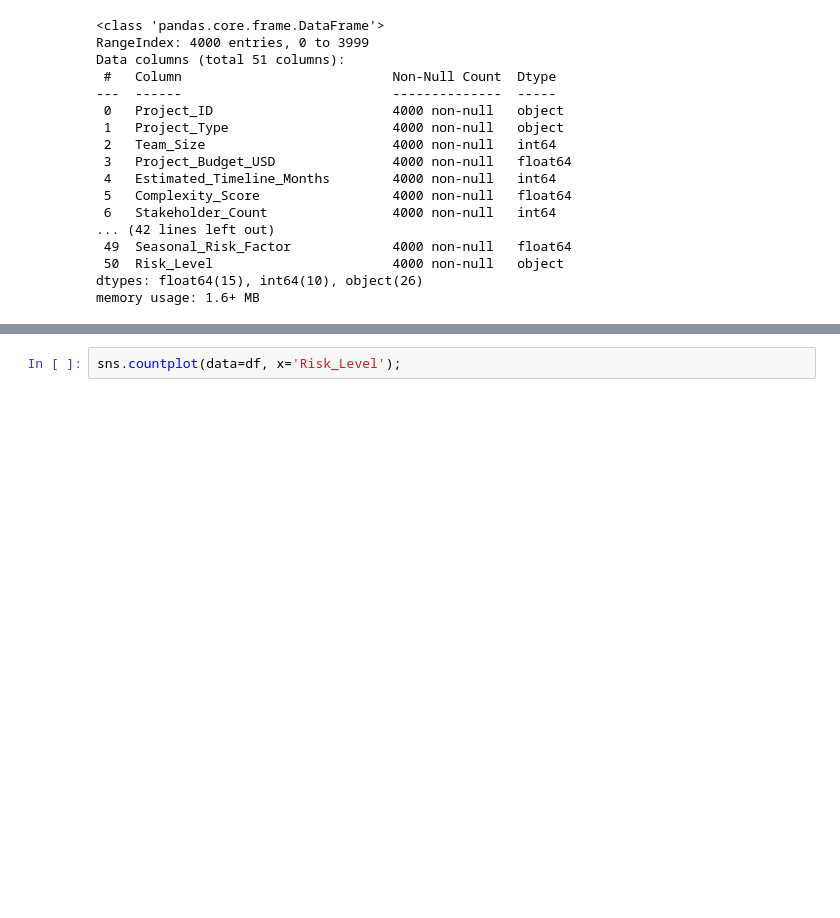
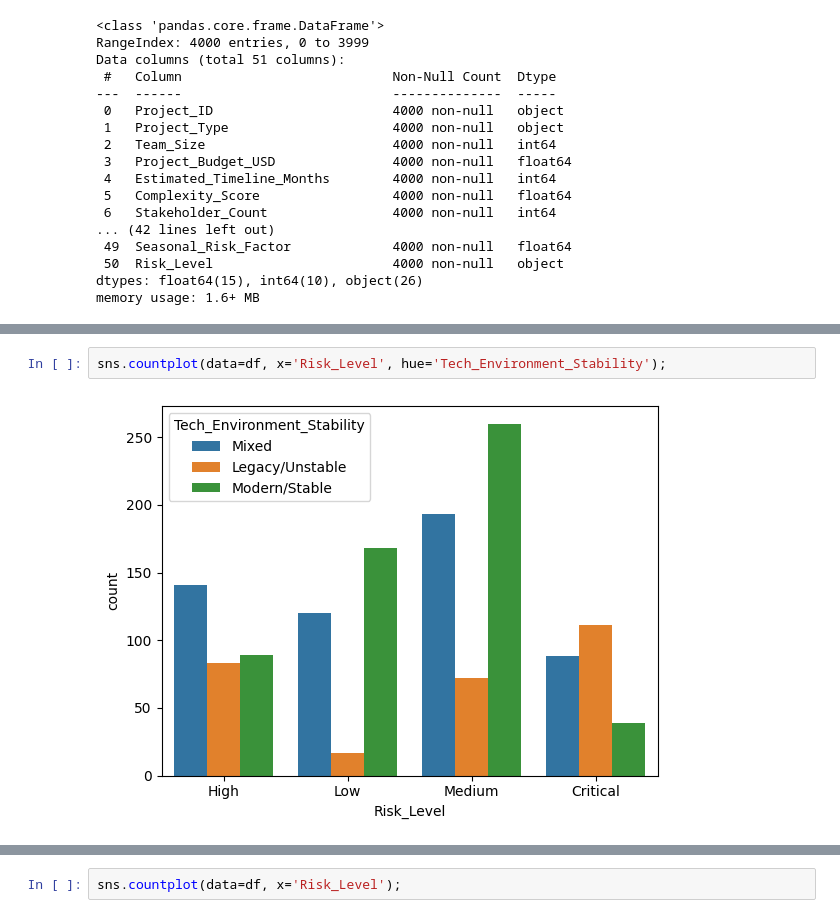
Before and after one commit to Danunesx/ml-project-risk, a Jupyter notebook: ml-project-risk.ipynb, the cells around one changed output, grey strips where cells are left out. Saved outputs shown, nothing was run; the diff lists cells and outputs as text; blank space fills up the shorter version.

```diff
--- a/ml-project-risk.ipynb
+++ b/ml-project-risk.ipynb
@@ -72,0 +121,4 @@ df.describe()
+# %%
+sns.countplot(data=df, x='Risk_Level', hue='Tech_Environment_Stability');
+# %% [output]
+[figure, added]
```
Also changed, not shown: parts of 48 cells of this notebook.
